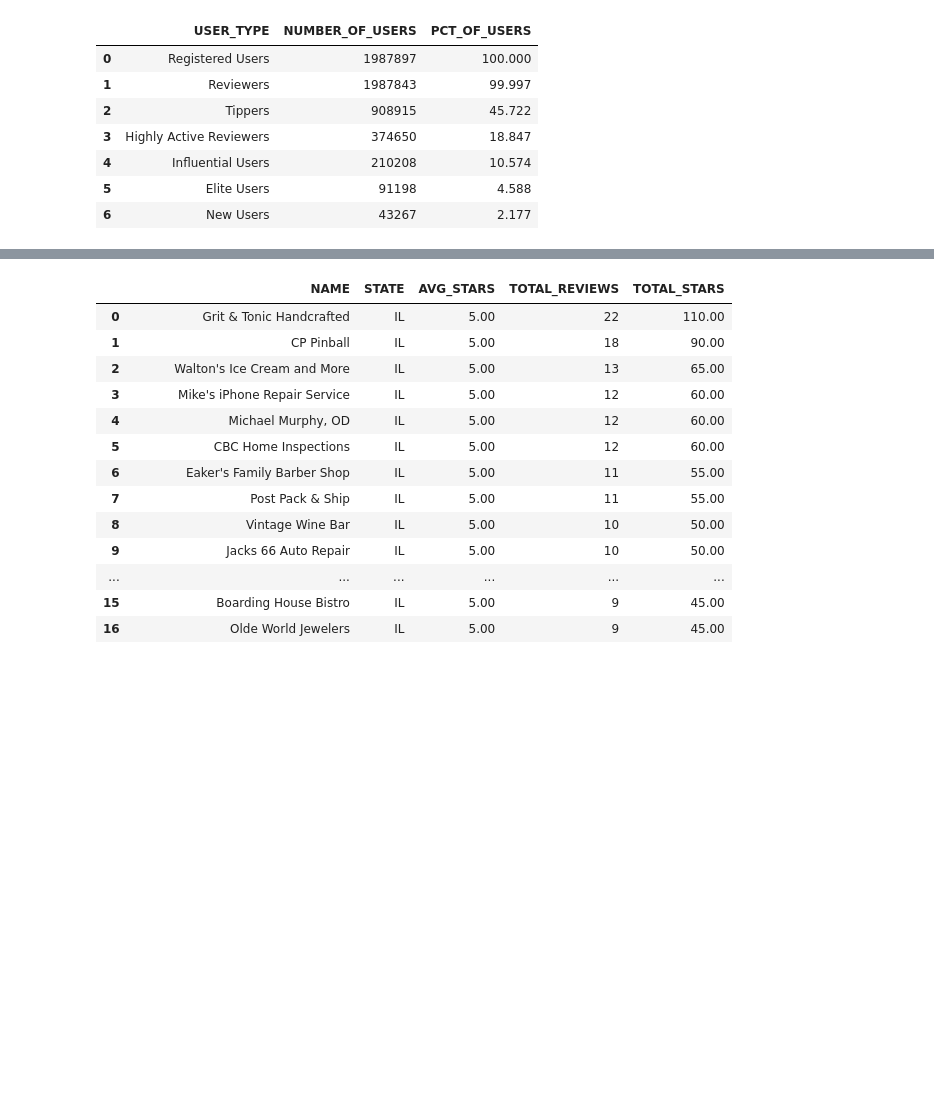
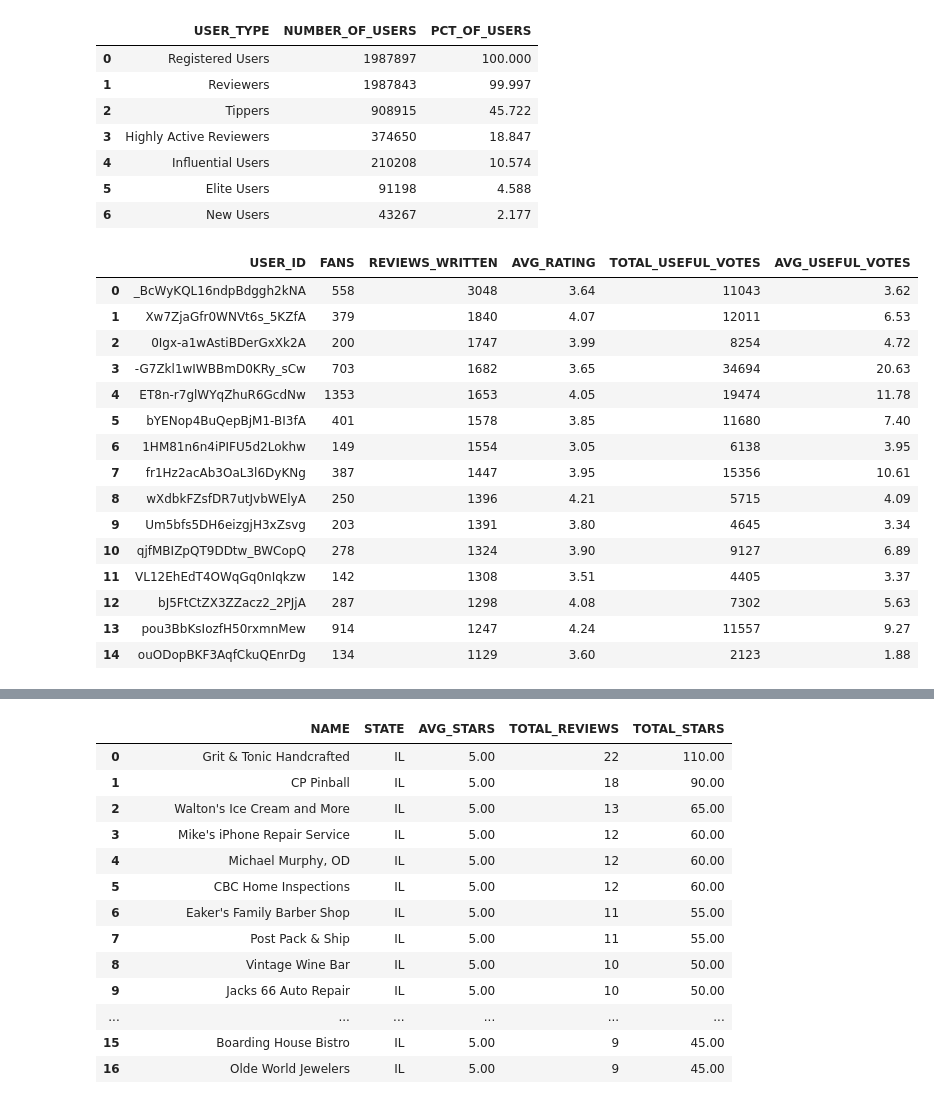
Before and after one commit to KeeganDavis/data-projects, a Jupyter notebook: yelp-reviews/notebooks/sql_queries.ipynb, the cells around one changed output, grey strips where cells are left out. Saved outputs shown, nothing was run; the diff lists cells and outputs as text; code cells hidden in the pictures; blank space fills up the shorter version.

Commit message:
queries for users with the most reviews and users with the most useful votes per review (min 100 reviews)

```diff
--- a/yelp-reviews/notebooks/sql_queries.ipynb
+++ b/yelp-reviews/notebooks/sql_queries.ipynb
@@ -1070,3 +1070,39 @@ fig.show()
 | 4 | Influential Users | 210208 | 10.574 |
 | 5 | Elite Users | 91198 | 4.588 |
 | 6 | New Users | 43267 | 2.177 |
+# %%
+# Users with the most reviews
+df = cur.execute('''
+                SELECT
+                    yu.user_id,
+                    yu.fans,
+                    COUNT(yr.review_id) AS reviews_written,
+                    ROUND(AVG(yr.stars), 2) AS avg_rating,
+                    SUM(yr.useful_votes) AS total_useful_votes,
+                    ROUND(AVG(yr.useful_votes), 2) AS avg_useful_votes
+                FROM yelp_users yu
+                JOIN yelp_reviews yr
+                    ON yu.user_id = yr.user_id
+                GROUP BY yu.user_id, yu.fans
+                ORDER BY COUNT(yr.review_id) DESC
+                LIMIT 15;
+                 ''').fetch_pandas_all()
+
+display(df)
+# %% [output]
+|  | USER_ID | FANS | REVIEWS_WRITTEN | AVG_RATING | TOTAL_USEFUL_VOTES | AVG_USEFUL_VOTES |
+| 0 | _BcWyKQL16ndpBdggh2kNA | 558 | 3048 | 3.64 | 11043 | 3.62 |
+| 1 | Xw7ZjaGfr0WNVt6s_5KZfA | 379 | 1840 | 4.07 | 12011 | 6.53 |
+| 2 | 0Igx-a1wAstiBDerGxXk2A | 200 | 1747 | 3.99 | 8254 | 4.72 |
+| 3 | -G7Zkl1wIWBBmD0KRy_sCw | 703 | 1682 | 3.65 | 34694 | 20.63 |
+| 4 | ET8n-r7glWYqZhuR6GcdNw | 1353 | 1653 | 4.05 | 19474 | 11.78 |
+| 5 | bYENop4BuQepBjM1-BI3fA | 401 | 1578 | 3.85 | 11680 | 7.40 |
+| 6 | 1HM81n6n4iPIFU5d2Lokhw | 149 | 1554 | 3.05 | 6138 | 3.95 |
+| 7 | fr1Hz2acAb3OaL3l6DyKNg | 387 | 1447 | 3.95 | 15356 | 10.61 |
+| 8 | wXdbkFZsfDR7utJvbWElyA | 250 | 1396 | 4.21 | 5715 | 4.09 |
+| 9 | Um5bfs5DH6eizgjH3xZsvg | 203 | 1391 | 3.80 | 4645 | 3.34 |
+| 10 | qjfMBIZpQT9DDtw_BWCopQ | 278 | 1324 | 3.90 | 9127 | 6.89 |
+| 11 | VL12EhEdT4OWqGq0nIqkzw | 142 | 1308 | 3.51 | 4405 | 3.37 |
+| 12 | bJ5FtCtZX3ZZacz2_2PJjA | 287 | 1298 | 4.08 | 7302 | 5.63 |
+| 13 | pou3BbKsIozfH50rxmnMew | 914 | 1247 | 4.24 | 11557 | 9.27 |
+| 14 | ouODopBKF3AqfCkuQEnrDg | 134 | 1129 | 3.60 | 2123 | 1.88 |
```
Also changed, not shown: parts of 1 cell of this notebook.
